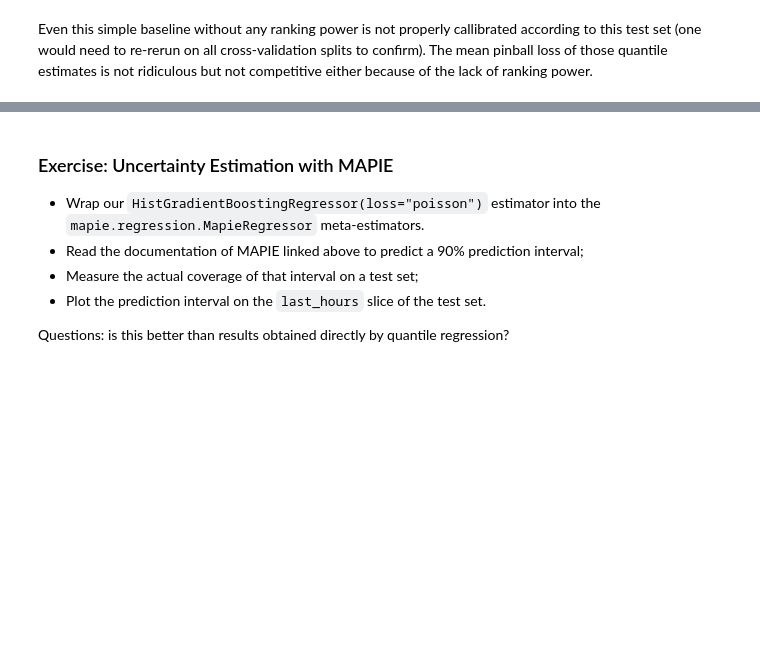
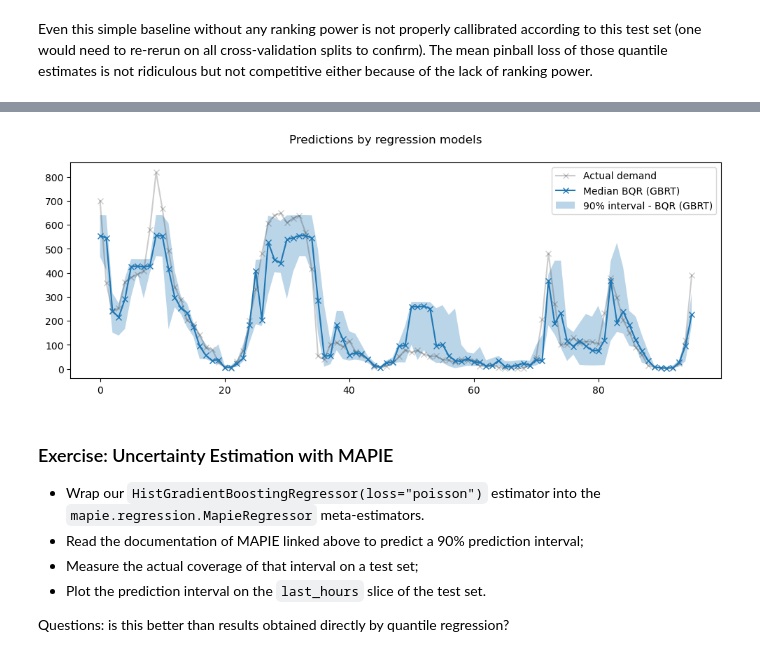
Before and after one commit to ogrisel/euroscipy-2022-time-series, a Jupyter notebook: plot_time_series_feature_engineering.ipynb, the cells around one changed output, grey strips where cells are left out. Saved outputs shown, nothing was run; the diff lists cells and outputs as text; code cells hidden in the pictures; blank space fills up the shorter version.

```diff
--- a/plot_time_series_feature_engineering.ipynb
+++ b/plot_time_series_feature_engineering.ipynb
@@ -790,0 +904,4 @@ Even this simple baseline without any ranking power is not properly callibrated
+# %%
+percentile_5_predictions = quantile_predictions[:, 0]
+percentile_50_predictions = quantile_predictions[:, 1]
+percentile_95_predictions = quantile_predictions[:, 2]
@@ -791,3 +915,28 @@ Even this simple baseline without any ranking power is not properly callibrated
+# %%
+fig, ax = plt.subplots(figsize=(12, 4))
+fig.suptitle("Predictions by regression models")
+ax.plot(
+    y_test.values[last_hours],
+    "x-",
+    alpha=0.2,
+    label="Actual demand",
+    color="black",
+)
+ax.plot(
+    percentile_50_predictions[last_hours],
+    "x-",
+    label="Median BQR (GBRT)",
+)
+ax.fill_between(
+    np.arange(96),
+    percentile_5_predictions[last_hours],
+    percentile_95_predictions[last_hours],
+    alpha=0.3,
+    label="90% interval - BQR (GBRT)"
+)
+_ = ax.legend()
+# %% [output]
+[figure, added]
 # %% [markdown]
 ### Exercise: Uncertainty Estimation with MAPIE
 
```
Also changed, not shown: parts of 44 cells of this notebook.
